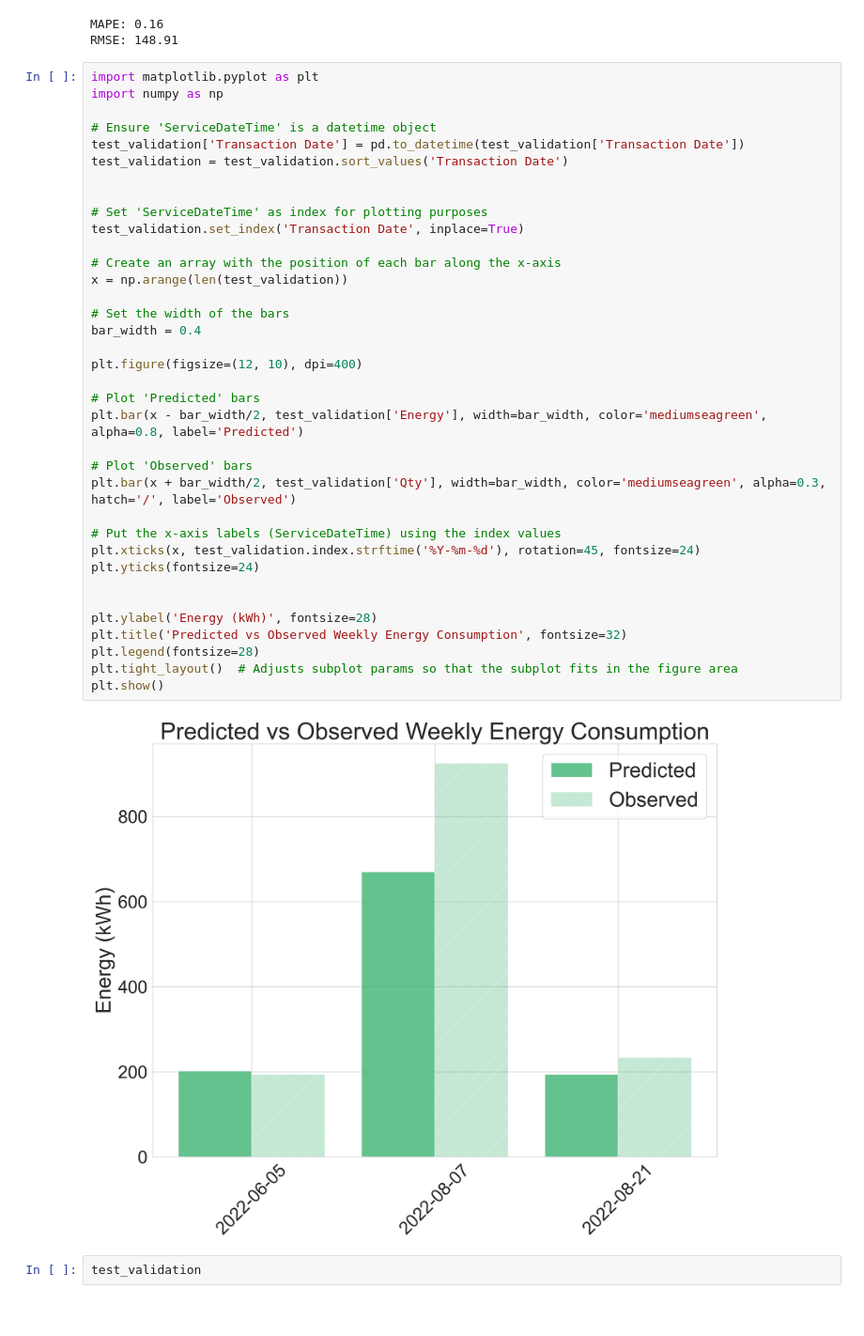
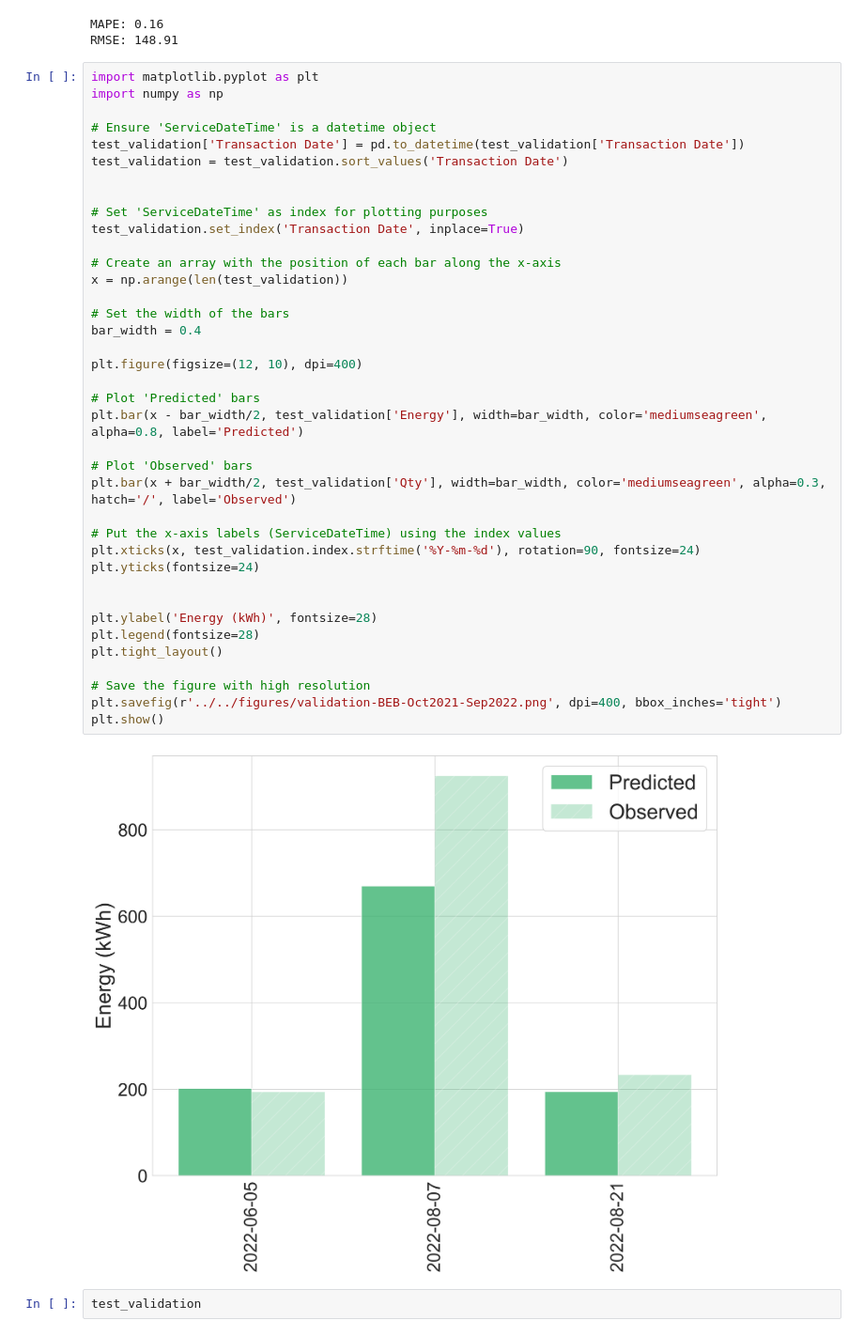
Before and after one commit to narslab/transit-electrification-futures, a Jupyter notebook: bin/jupyter/beb-validation.ipynb, the cells around one changed output. Shown at 94% size. Drawn from its saved outputs; the diff is of its cells as text.

```diff
--- a/bin/jupyter/beb-validation.ipynb
+++ b/bin/jupyter/beb-validation.ipynb
@@ -274,37 +274,39 @@ import numpy as np
 # Ensure 'ServiceDateTime' is a datetime object
 test_validation['Transaction Date'] = pd.to_datetime(test_validation['Transaction Date'])
 test_validation = test_validation.sort_values('Transaction Date')
 
 
 # Set 'ServiceDateTime' as index for plotting purposes
 test_validation.set_index('Transaction Date', inplace=True)
 
 # Create an array with the position of each bar along the x-axis
 x = np.arange(len(test_validation))
 
 # Set the width of the bars
 bar_width = 0.4
 
 plt.figure(figsize=(12, 10), dpi=400)
 
 # Plot 'Predicted' bars
 plt.bar(x - bar_width/2, test_validation['Energy'], width=bar_width, color='mediumseagreen', alpha=0.8, label='Predicted')
 
 # Plot 'Observed' bars
 plt.bar(x + bar_width/2, test_validation['Qty'], width=bar_width, color='mediumseagreen', alpha=0.3, hatch='/', label='Observed')
 
 # Put the x-axis labels (ServiceDateTime) using the index values
-plt.xticks(x, test_validation.index.strftime('%Y-%m-%d'), rotation=45, fontsize=24)
+plt.xticks(x, test_validation.index.strftime('%Y-%m-%d'), rotation=90, fontsize=24)
 plt.yticks(fontsize=24)
 
 
 plt.ylabel('Energy (kWh)', fontsize=28)
-plt.title('Predicted vs Observed Weekly Energy Consumption', fontsize=32)
 plt.legend(fontsize=28)
-plt.tight_layout()  # Adjusts subplot params so that the subplot fits in the figure area
+plt.tight_layout()
+
+# Save the figure with high resolution
+plt.savefig(r'../../figures/validation-BEB-Oct2021-Sep2022.png', dpi=400, bbox_inches='tight')
 plt.show()
 # %% [output]
-[figure, old version]
+[figure, new version]
 # %%
 test_validation
 # %% [output]
```
Also changed, not shown: parts of 3 cells of this notebook, 39 other files.
